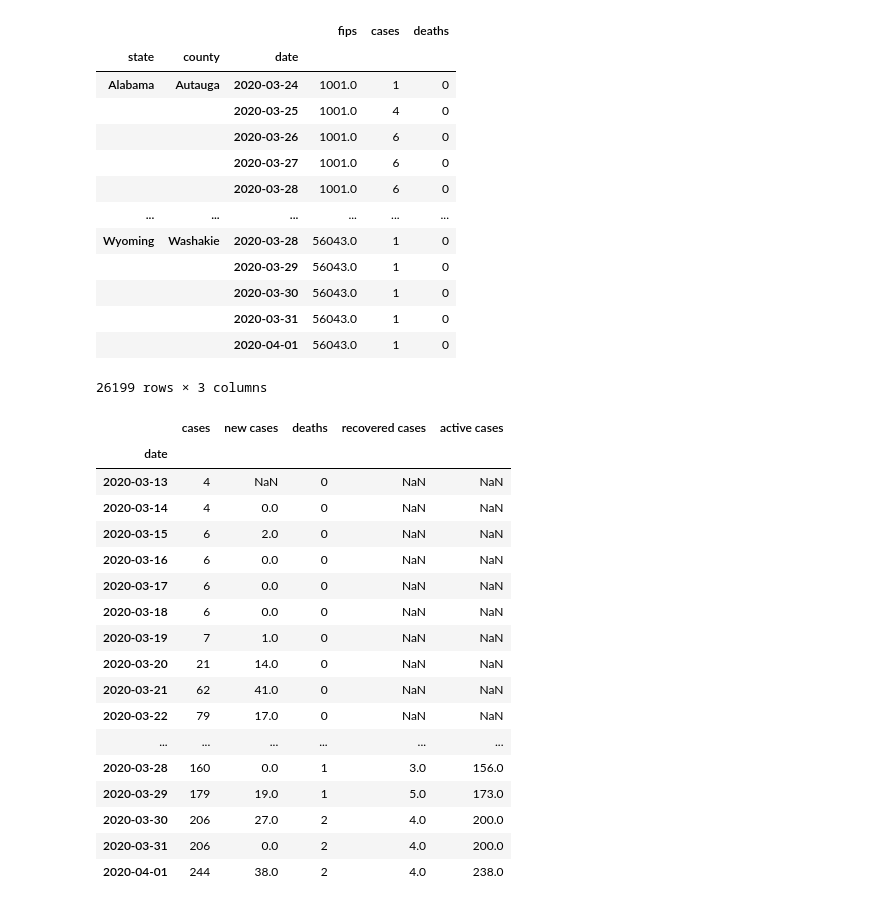
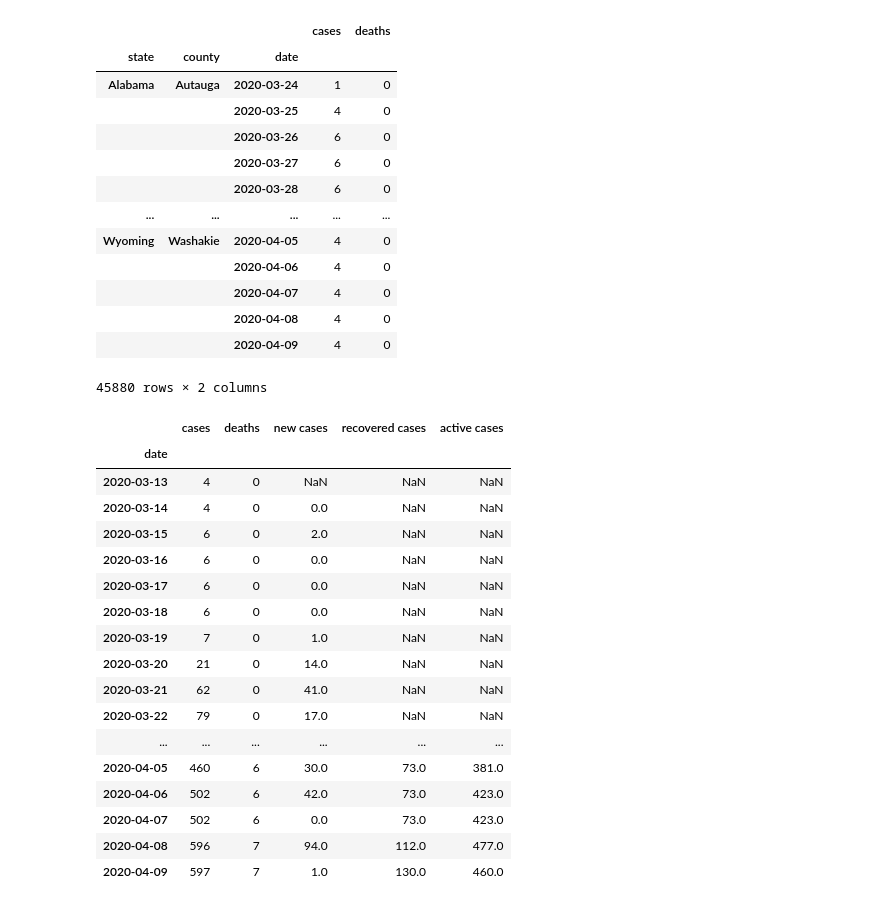
Before and after one commit to tubaman/covid-19-data-analysis, a Jupyter notebook: NY Times COVID-19 Data Analysis.ipynb, the cells around one changed output. Cells and saved outputs as stored; diff of their text form; code cells hidden in the pictures.

Commit message:
add by state and all US analysis

```diff
--- a/NY Times COVID-19 Data Analysis.ipynb
+++ b/NY Times COVID-19 Data Analysis.ipynb
@@ -10,25 +10,25 @@ cf.go_offline()
 # %%
 data = pd.read_csv("https://raw.githubusercontent.com/nytimes/covid-19-data/master/us-counties.csv",
                    parse_dates=['date'],
+                   usecols = ['state', 'county', 'date', 'cases', 'deaths'],
                    index_col=['state', 'county', 'date'])
-
 data = data.sort_index()  # avoid PerformanceWarning:indexing past lexsort depth may impact performance.
 data
 # %% [output]
-|  |  |  | fips | cases | deaths |
-| state | county | date |  |  |  |
-| Alabama | Autauga | 2020-03-24 | 1001.0 | 1 | 0 |
-|  |  | 2020-03-25 | 1001.0 | 4 | 0 |
-|  |  | 2020-03-26 | 1001.0 | 6 | 0 |
-|  |  | 2020-03-27 | 1001.0 | 6 | 0 |
-|  |  | 2020-03-28 | 1001.0 | 6 | 0 |
-| ... | ... | ... | ... | ... | ... |
-| Wyoming | Washakie | 2020-03-28 | 56043.0 | 1 | 0 |
-|  |  | 2020-03-29 | 56043.0 | 1 | 0 |
-|  |  | 2020-03-30 | 56043.0 | 1 | 0 |
-|  |  | 2020-03-31 | 56043.0 | 1 | 0 |
-|  |  | 2020-04-01 | 56043.0 | 1 | 0 |
+|  |  |  | cases | deaths |
+| state | county | date |  |  |
+| Alabama | Autauga | 2020-03-24 | 1 | 0 |
+|  |  | 2020-03-25 | 4 | 0 |
+|  |  | 2020-03-26 | 6 | 0 |
+|  |  | 2020-03-27 | 6 | 0 |
+|  |  | 2020-03-28 | 6 | 0 |
+| ... | ... | ... | ... | ... |
+| Wyoming | Washakie | 2020-04-05 | 4 | 0 |
+|  |  | 2020-04-06 | 4 | 0 |
+|  |  | 2020-04-07 | 4 | 0 |
+|  |  | 2020-04-08 | 4 | 0 |
+|  |  | 2020-04-09 | 4 | 0 |
-26199 rows × 3 columns
+45880 rows × 2 columns
 # %%
 # New Cases: Difference between current day and prior day total reported cases
 data['new cases'] = data.groupby(['state', 'county'])['cases'].diff()
@@ -45,25 +45,25 @@ data['active cases'] = data.apply(lambda row: row['cases'] - row['deaths'] - row
 state = 'Texas'
 county = 'Travis'
 # %%
-county_data = data.loc[(state, county)][['cases', 'new cases', 'deaths', 'recovered cases', 'active cases']]
+county_data = data.loc[(state, county)]
 county_data
 # %% [output]
-|  | cases | new cases | deaths | recovered cases | active cases |
+|  | cases | deaths | new cases | recovered cases | active cases |
 | date |  |  |  |  |  |
-| 2020-03-13 | 4 | NaN | 0 | NaN | NaN |
-| 2020-03-14 | 4 | 0.0 | 0 | NaN | NaN |
-| 2020-03-15 | 6 | 2.0 | 0 | NaN | NaN |
-| 2020-03-16 | 6 | 0.0 | 0 | NaN | NaN |
-| 2020-03-17 | 6 | 0.0 | 0 | NaN | NaN |
-| 2020-03-18 | 6 | 0.0 | 0 | NaN | NaN |
-| 2020-03-19 | 7 | 1.0 | 0 | NaN | NaN |
-| 2020-03-20 | 21 | 14.0 | 0 | NaN | NaN |
-| 2020-03-21 | 62 | 41.0 | 0 | NaN | NaN |
-| 2020-03-22 | 79 | 17.0 | 0 | NaN | NaN |
+| 2020-03-13 | 4 | 0 | NaN | NaN | NaN |
+| 2020-03-14 | 4 | 0 | 0.0 | NaN | NaN |
+| 2020-03-15 | 6 | 0 | 2.0 | NaN | NaN |
+| 2020-03-16 | 6 | 0 | 0.0 | NaN | NaN |
+| 2020-03-17 | 6 | 0 | 0.0 | NaN | NaN |
+| 2020-03-18 | 6 | 0 | 0.0 | NaN | NaN |
+| 2020-03-19 | 7 | 0 | 1.0 | NaN | NaN |
+| 2020-03-20 | 21 | 0 | 14.0 | NaN | NaN |
+| 2020-03-21 | 62 | 0 | 41.0 | NaN | NaN |
+| 2020-03-22 | 79 | 0 | 17.0 | NaN | NaN |
 | ... | ... | ... | ... | ... | ... |
-| 2020-03-28 | 160 | 0.0 | 1 | 3.0 | 156.0 |
-| 2020-03-29 | 179 | 19.0 | 1 | 5.0 | 173.0 |
-| 2020-03-30 | 206 | 27.0 | 2 | 4.0 | 200.0 |
-| 2020-03-31 | 206 | 0.0 | 2 | 4.0 | 200.0 |
-| 2020-04-01 | 244 | 38.0 | 2 | 4.0 | 238.0 |
+| 2020-04-05 | 460 | 6 | 30.0 | 73.0 | 381.0 |
+| 2020-04-06 | 502 | 6 | 42.0 | 73.0 | 423.0 |
+| 2020-04-07 | 502 | 6 | 0.0 | 73.0 | 423.0 |
+| 2020-04-08 | 596 | 7 | 94.0 | 112.0 | 477.0 |
+| 2020-04-09 | 597 | 7 | 1.0 | 130.0 | 460.0 |
 # %%
```
Also changed, not shown: parts of 6 cells of this notebook.
